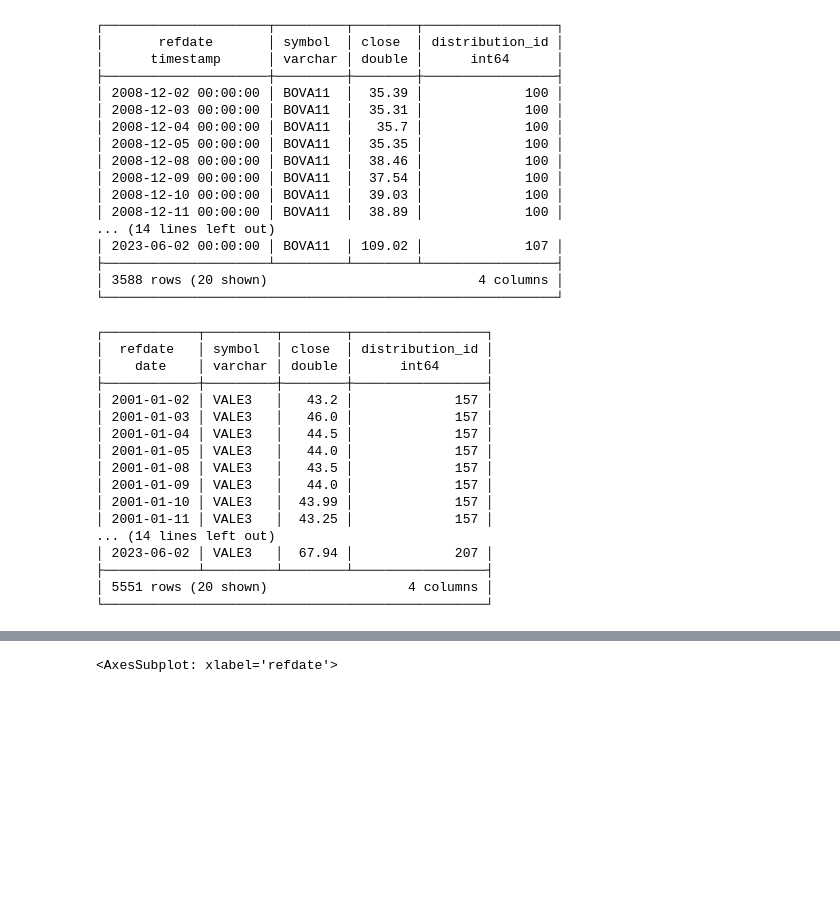
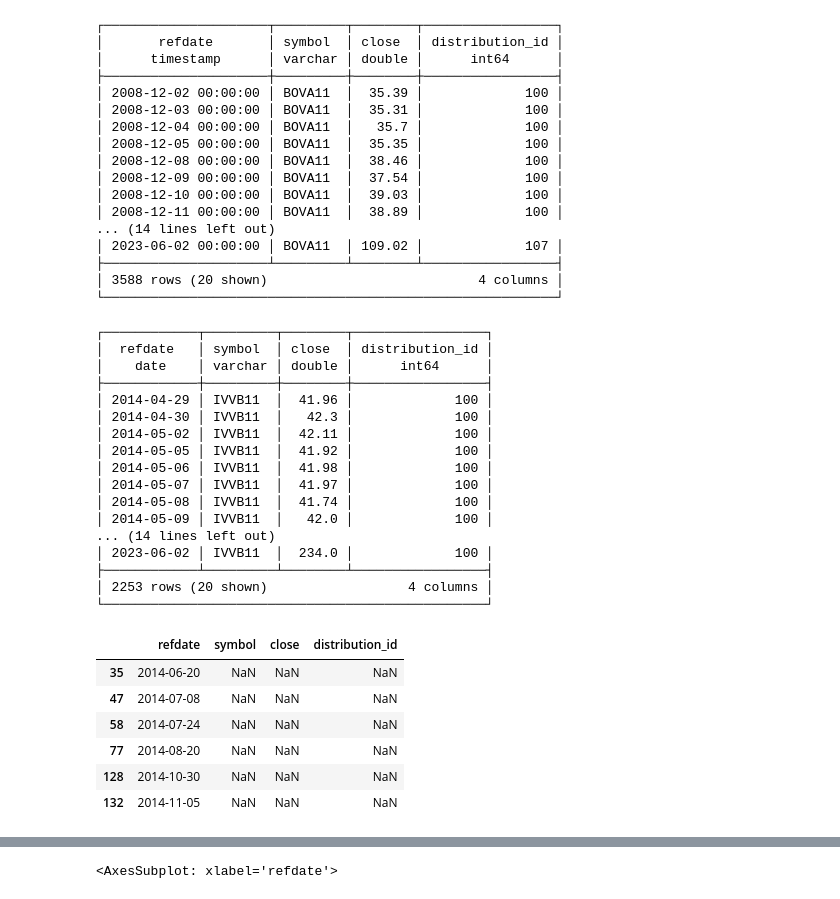
Before and after one commit to wilsonfreitas/brasa, a Jupyter notebook: notebooks/duckdb-cotahist.ipynb, the cells around one changed output, grey strips where cells are left out. Saved outputs shown, nothing was run; the diff lists cells and outputs as text; code cells hidden in the pictures; blank space fills up the shorter version.

```diff
--- a/notebooks/duckdb-cotahist.ipynb
+++ b/notebooks/duckdb-cotahist.ipynb
@@ -98,7 +98,7 @@ with cal as (
 ), ch as (
     select refdate, symbol, close, distribution_id
     from 'b3-cotahist'
-    where symbol = 'VALE3'
+    where symbol = 'IVVB11'
 )
 select * from (
     select cal.refdate, ch.symbol, ch.close, ch.distribution_id
@@ -114,21 +114,31 @@ res
 │  refdate   │ symbol  │ close  │ distribution_id │
 │    date    │ varchar │ double │      int64      │
 ├────────────┼─────────┼────────┼─────────────────┤
-│ 2001-01-02 │ VALE3   │   43.2 │             157 │
-│ 2001-01-03 │ VALE3   │   46.0 │             157 │
-│ 2001-01-04 │ VALE3   │   44.5 │             157 │
-│ 2001-01-05 │ VALE3   │   44.0 │             157 │
-│ 2001-01-08 │ VALE3   │   43.5 │             157 │
-│ 2001-01-09 │ VALE3   │   44.0 │             157 │
-│ 2001-01-10 │ VALE3   │  43.99 │             157 │
-│ 2001-01-11 │ VALE3   │  43.25 │             157 │
+│ 2014-04-29 │ IVVB11  │  41.96 │             100 │
+│ 2014-04-30 │ IVVB11  │   42.3 │             100 │
+│ 2014-05-02 │ IVVB11  │  42.11 │             100 │
+│ 2014-05-05 │ IVVB11  │  41.92 │             100 │
+│ 2014-05-06 │ IVVB11  │  41.98 │             100 │
+│ 2014-05-07 │ IVVB11  │  41.97 │             100 │
+│ 2014-05-08 │ IVVB11  │  41.74 │             100 │
+│ 2014-05-09 │ IVVB11  │   42.0 │             100 │
 ... (14 lines left out)
-│ 2023-06-02 │ VALE3   │  67.94 │             207 │
+│ 2023-06-02 │ IVVB11  │  234.0 │             100 │
 ├────────────┴─────────┴────────┴─────────────────┤
-│ 5551 rows (20 shown)                  4 columns │
+│ 2253 rows (20 shown)                  4 columns │
 └─────────────────────────────────────────────────┘
 # %%
 df = res.to_df()
+# %%
+df[df.symbol.isna()]
+# %% [output]
+|  | refdate | symbol | close | distribution_id |
+| 35 | 2014-06-20 | NaN | NaN | NaN |
+| 47 | 2014-07-08 | NaN | NaN | NaN |
+| 58 | 2014-07-24 | NaN | NaN | NaN |
+| 77 | 2014-08-20 | NaN | NaN | NaN |
+| 128 | 2014-10-30 | NaN | NaN | NaN |
+| 132 | 2014-11-05 | NaN | NaN | NaN |
 # %%
 df.plot(x="refdate", y="close", kind="scatter", s=1)
 # %% [output]
```
Also changed, not shown: parts of 10 cells of this notebook, 3 other files.
